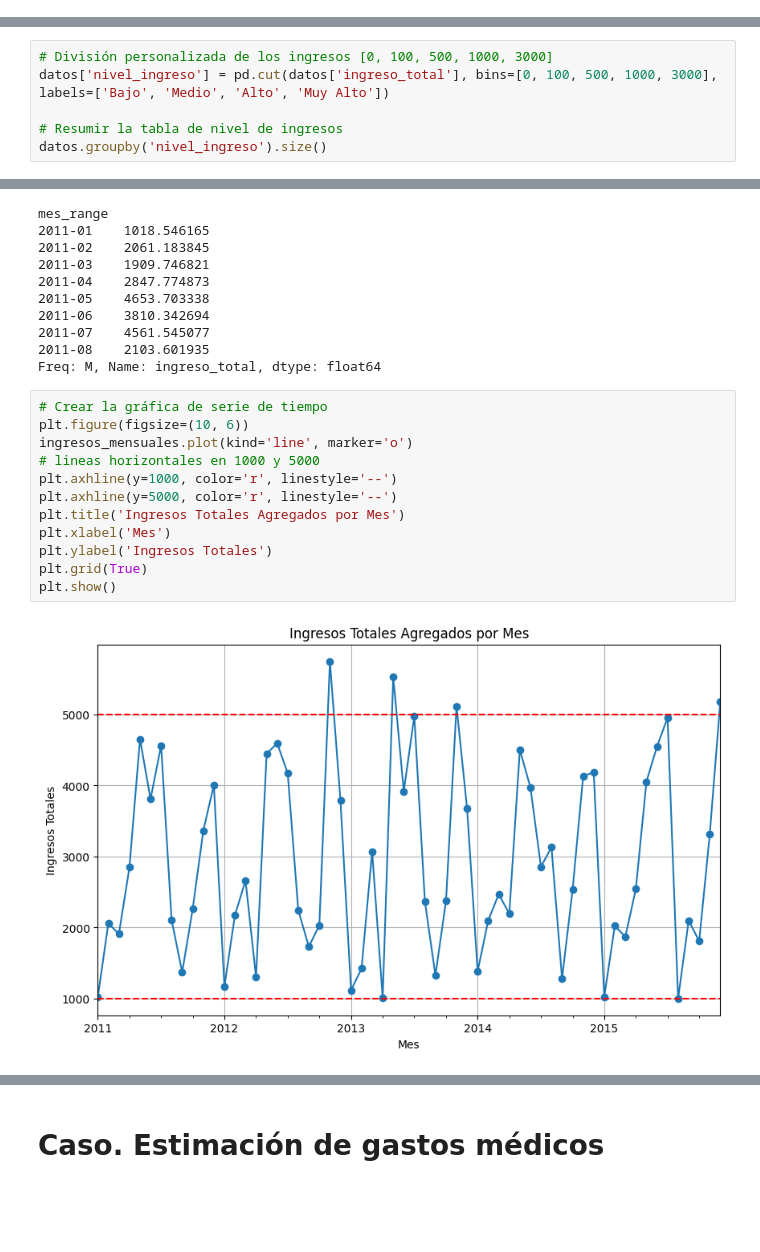
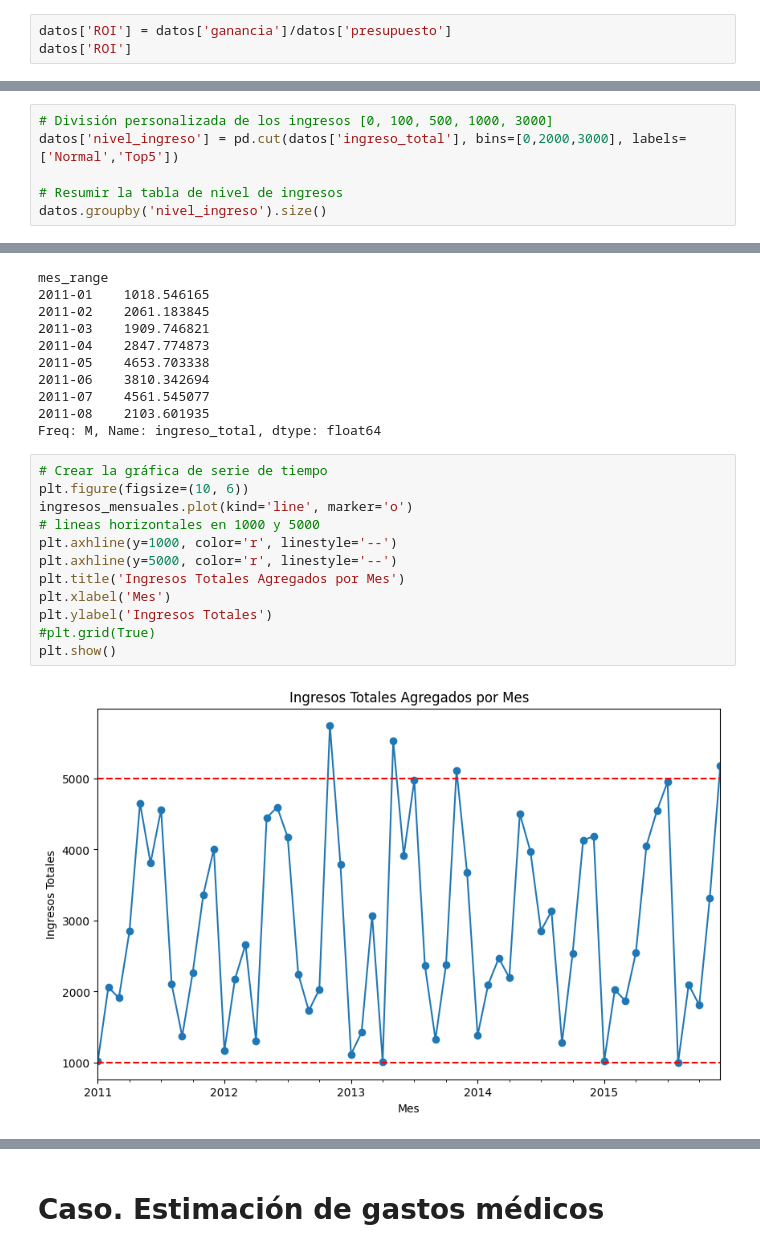
Before and after one commit to hfelizzola/Curso-Fundamentos-Ciencia-de-Datos-Fontebo, a Jupyter notebook: 3_Python_Análisis_Exploratorio_de_Datos.ipynb, the cells around one changed output, grey strips where cells are left out. Cells and saved outputs as stored; diff of their text form; blank space fills up the shorter version.

```diff
--- a/3_Python_Análisis_Exploratorio_de_Datos.ipynb
+++ b/3_Python_Análisis_Exploratorio_de_Datos.ipynb
@@ -669,0 +693,3 @@ plt.show()
+# %%
+datos['ROI'] = datos['ganancia']/datos['presupuesto']
+datos['ROI']
@@ -873,7 +981,7 @@ Muy Alto    218
 dtype: int64
 # %%
 # División personalizada de los ingresos [0, 100, 500, 1000, 3000]
-datos['nivel_ingreso'] = pd.cut(datos['ingreso_total'], bins=[0, 100, 500, 1000, 3000], labels=['Bajo', 'Medio', 'Alto', 'Muy Alto'])
+datos['nivel_ingreso'] = pd.cut(datos['ingreso_total'], bins=[0,2000,3000], labels=['Normal','Top5'])
 
 # Resumir la tabla de nivel de ingresos
 datos.groupby('nivel_ingreso').size()
@@ -906,17 +1012,17 @@ Freq: M, Name: ingreso_total, dtype: float64
 # %%
 # Crear la gráfica de serie de tiempo
 plt.figure(figsize=(10, 6))
 ingresos_mensuales.plot(kind='line', marker='o')
 # lineas horizontales en 1000 y 5000
 plt.axhline(y=1000, color='r', linestyle='--')
 plt.axhline(y=5000, color='r', linestyle='--')
 plt.title('Ingresos Totales Agregados por Mes')
 plt.xlabel('Mes')
 plt.ylabel('Ingresos Totales')
-plt.grid(True)
+#plt.grid(True)
 plt.show()
 # %% [output]
-[figure, old version]
+[figure, new version]
 # %%
 datos.info()
 # %% [output]
```
Also changed, not shown: parts of 16 cells of this notebook.
